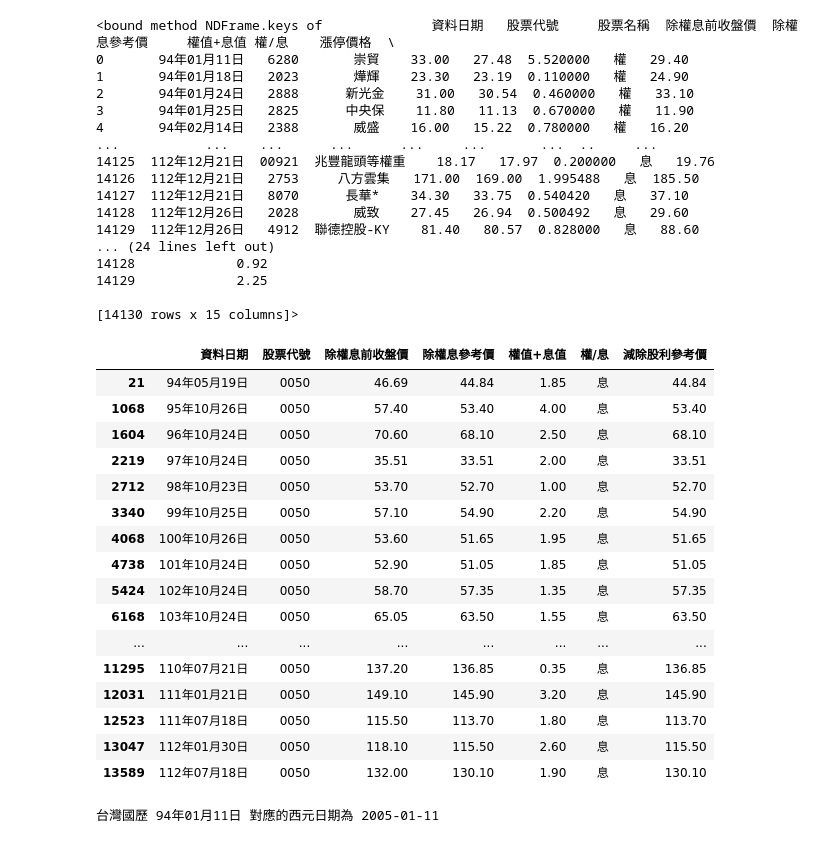
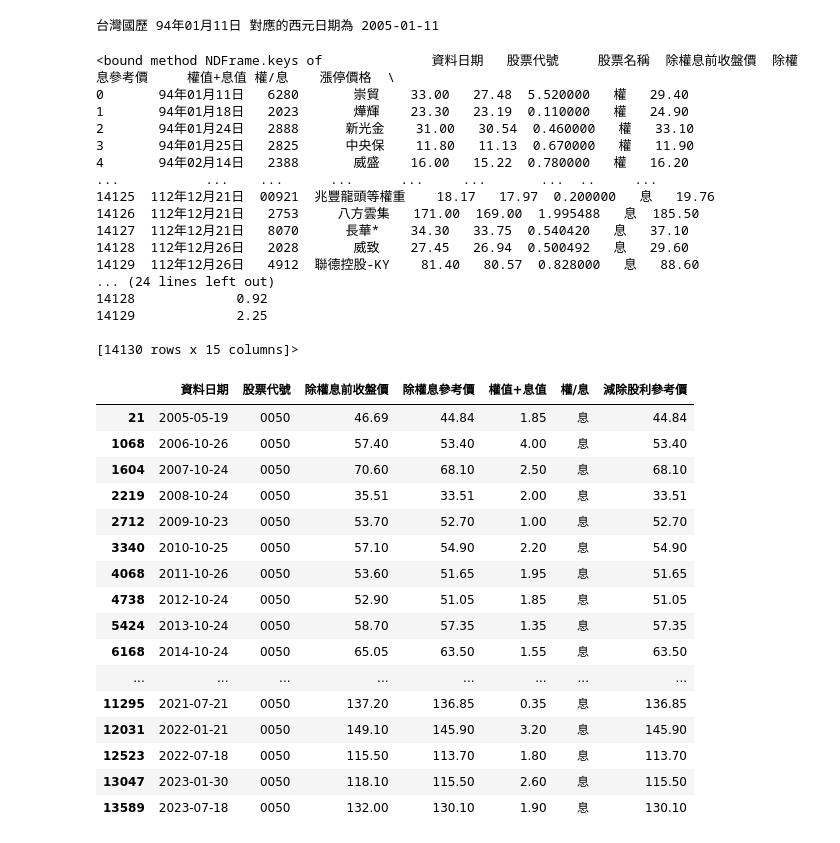
Before and after one commit to tim12332000/TW_ETF, a Jupyter notebook: startup.ipynb, the cells around one changed output. Saved outputs shown, nothing was run; the diff lists cells and outputs as text; code cells hidden in the pictures.

```diff
--- a/startup.ipynb
+++ b/startup.ipynb
@@ -36,48 +51,67 @@ print(df)
+# %%
+from datetime import datetime
+#國歷轉西元
+def taiwan_to_ad(date_str):
+    date_str = date_str.replace('年','-')
+    date_str = date_str.replace('月','-')
+    date_str = date_str.replace('日','')
+
+    sp = date_str.split('-')
+    result  = str(int(sp[0])+1911) + '-' + sp[1] + '-' + sp[2]
+    return result
+
+# 舉例：轉換 '94年01月11日' 為 'xxxx-xx-xx' 格式
+taiwan_date_str = '94年01月11日'
+formatted_date = taiwan_to_ad(taiwan_date_str)
+print(f"台灣國歷 {taiwan_date_str} 對應的西元日期為 {formatted_date}")
+# %% [output]
+台灣國歷 94年01月11日 對應的西元日期為 2005-01-11
 # %%
 def get_twse_dividend_history(start_date: str, end_date: str):
     url = f"https://www.twse.com.tw/exchangeReport/TWT49U?response=html&strDate={start_date}&endDate={end_date}"
     dividend_history = pd.read_html(url)
 
     return dividend_history[0]
 
 data = get_twse_dividend_history("20050101","20231231")
 print(data.keys)
 
 df = pd.DataFrame(columns=['資料日期','股票代號','除權息前收盤價','除權息參考價','權值+息值','權/息','減除股利參考價'], data=data)
 df = df[df['股票代號'] == '0050']
+df['資料日期'] = df['資料日期'].apply(taiwan_to_ad)
 df
 # %% [output]
 <bound method NDFrame.keys of              資料日期   股票代號     股票名稱  除權息前收盤價  除權息參考價     權值+息值 權/息    漲停價格  \
 0       94年01月11日   6280       崇貿    33.00   27.48  5.520000   權   29.40
 1       94年01月18日   2023       燁輝    23.30   23.19  0.110000   權   24.90
 2       94年01月24日   2888      新光金    31.00   30.54  0.460000   權   33.10
 3       94年01月25日   2825      中央保    11.80   11.13  0.670000   權   11.90
 4       94年02月14日   2388       威盛    16.00   15.22  0.780000   權   16.20
 ...           ...    ...      ...      ...     ...       ...  ..     ...
 14125  112年12月21日  00921  兆豐龍頭等權重    18.17   17.97  0.200000   息   19.76
 14126  112年12月21日   2753     八方雲集   171.00  169.00  1.995488   息  185.50
 14127  112年12月21日   8070      長華*    34.30   33.75  0.540420   息   37.10
 14128  112年12月26日   2028       威致    27.45   26.94  0.500492   息   29.60
 14129  112年12月26日   4912  聯德控股-KY    81.40   80.57  0.828000   息   88.60
 ... (24 lines left out)
 14128             0.92
 14129             2.25
 
 [14130 rows x 15 columns]>
 |  | 資料日期 | 股票代號 | 除權息前收盤價 | 除權息參考價 | 權值+息值 | 權/息 | 減除股利參考價 |
-| 21 | 94年05月19日 | 0050 | 46.69 | 44.84 | 1.85 | 息 | 44.84 |
-| 1068 | 95年10月26日 | 0050 | 57.40 | 53.40 | 4.00 | 息 | 53.40 |
-| 1604 | 96年10月24日 | 0050 | 70.60 | 68.10 | 2.50 | 息 | 68.10 |
-| 2219 | 97年10月24日 | 0050 | 35.51 | 33.51 | 2.00 | 息 | 33.51 |
-| 2712 | 98年10月23日 | 0050 | 53.70 | 52.70 | 1.00 | 息 | 52.70 |
-| 3340 | 99年10月25日 | 0050 | 57.10 | 54.90 | 2.20 | 息 | 54.90 |
-| 4068 | 100年10月26日 | 0050 | 53.60 | 51.65 | 1.95 | 息 | 51.65 |
-| 4738 | 101年10月24日 | 0050 | 52.90 | 51.05 | 1.85 | 息 | 51.05 |
-| 5424 | 102年10月24日 | 0050 | 58.70 | 57.35 | 1.35 | 息 | 57.35 |
-| 6168 | 103年10月24日 | 0050 | 65.05 | 63.50 | 1.55 | 息 | 63.50 |
+| 21 | 2005-05-19 | 0050 | 46.69 | 44.84 | 1.85 | 息 | 44.84 |
+| 1068 | 2006-10-26 | 0050 | 57.40 | 53.40 | 4.00 | 息 | 53.40 |
+| 1604 | 2007-10-24 | 0050 | 70.60 | 68.10 | 2.50 | 息 | 68.10 |
+| 2219 | 2008-10-24 | 0050 | 35.51 | 33.51 | 2.00 | 息 | 33.51 |
+| 2712 | 2009-10-23 | 0050 | 53.70 | 52.70 | 1.00 | 息 | 52.70 |
+| 3340 | 2010-10-25 | 0050 | 57.10 | 54.90 | 2.20 | 息 | 54.90 |
+| 4068 | 2011-10-26 | 0050 | 53.60 | 51.65 | 1.95 | 息 | 51.65 |
+| 4738 | 2012-10-24 | 0050 | 52.90 | 51.05 | 1.85 | 息 | 51.05 |
+| 5424 | 2013-10-24 | 0050 | 58.70 | 57.35 | 1.35 | 息 | 57.35 |
+| 6168 | 2014-10-24 | 0050 | 65.05 | 63.50 | 1.55 | 息 | 63.50 |
 | ... | ... | ... | ... | ... | ... | ... | ... |
-| 11295 | 110年07月21日 | 0050 | 137.20 | 136.85 | 0.35 | 息 | 136.85 |
-| 12031 | 111年01月21日 | 0050 | 149.10 | 145.90 | 3.20 | 息 | 145.90 |
-| 12523 | 111年07月18日 | 0050 | 115.50 | 113.70 | 1.80 | 息 | 113.70 |
-| 13047 | 112年01月30日 | 0050 | 118.10 | 115.50 | 2.60 | 息 | 115.50 |
-| 13589 | 112年07月18日 | 0050 | 132.00 | 130.10 | 1.90 | 息 | 130.10 |
+| 11295 | 2021-07-21 | 0050 | 137.20 | 136.85 | 0.35 | 息 | 136.85 |
+| 12031 | 2022-01-21 | 0050 | 149.10 | 145.90 | 3.20 | 息 | 145.90 |
+| 12523 | 2022-07-18 | 0050 | 115.50 | 113.70 | 1.80 | 息 | 113.70 |
+| 13047 | 2023-01-30 | 0050 | 118.10 | 115.50 | 2.60 | 息 | 115.50 |
+| 13589 | 2023-07-18 | 0050 | 132.00 | 130.10 | 1.90 | 息 | 130.10 |
@@ -92,18 +117,0 @@ def taiwan_era_to_ad(era_year):
-# %%
-from datetime import datetime
-#國歷轉西元
-def taiwan_era_str_to_ad(date_str):
-    date_str = date_str.replace('年','-')
-    date_str = date_str.replace('月','-')
-    date_str = date_str.replace('日','')
-
-    sp = date_str.split('-')
-    result  = str(int(sp[0])+1911) + '-' + sp[1] + '-' + sp[2]
-    return result
-
-# 舉例：轉換 '94年01月11日' 為 'xxxx-xx-xx' 格式
-taiwan_date_str = '94年01月11日'
-formatted_date = taiwan_era_str_to_ad(taiwan_date_str)
-print(f"台灣國歷 {taiwan_date_str} 對應的西元日期為 {formatted_date}")
-# %% [output]
-台灣國歷 94年01月11日 對應的西元日期為 2005-01-11
```
Also changed, not shown: parts of 5 cells of this notebook.
